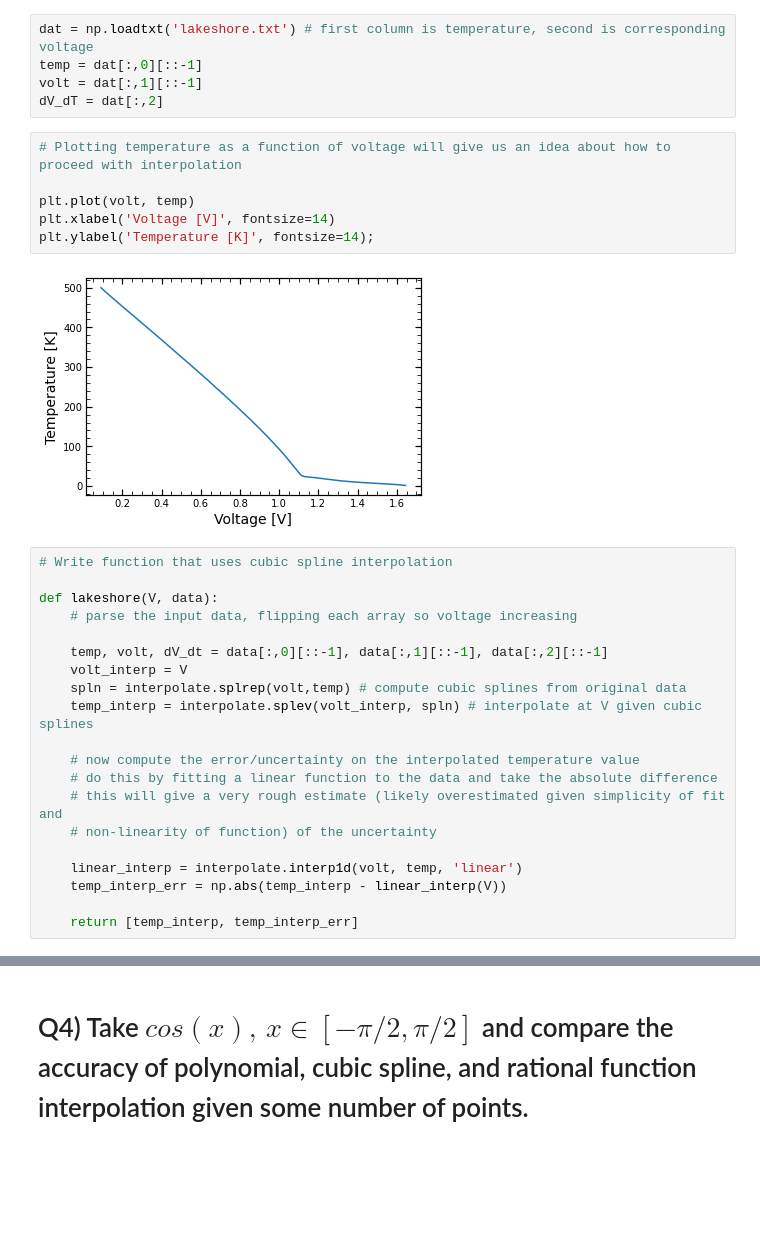
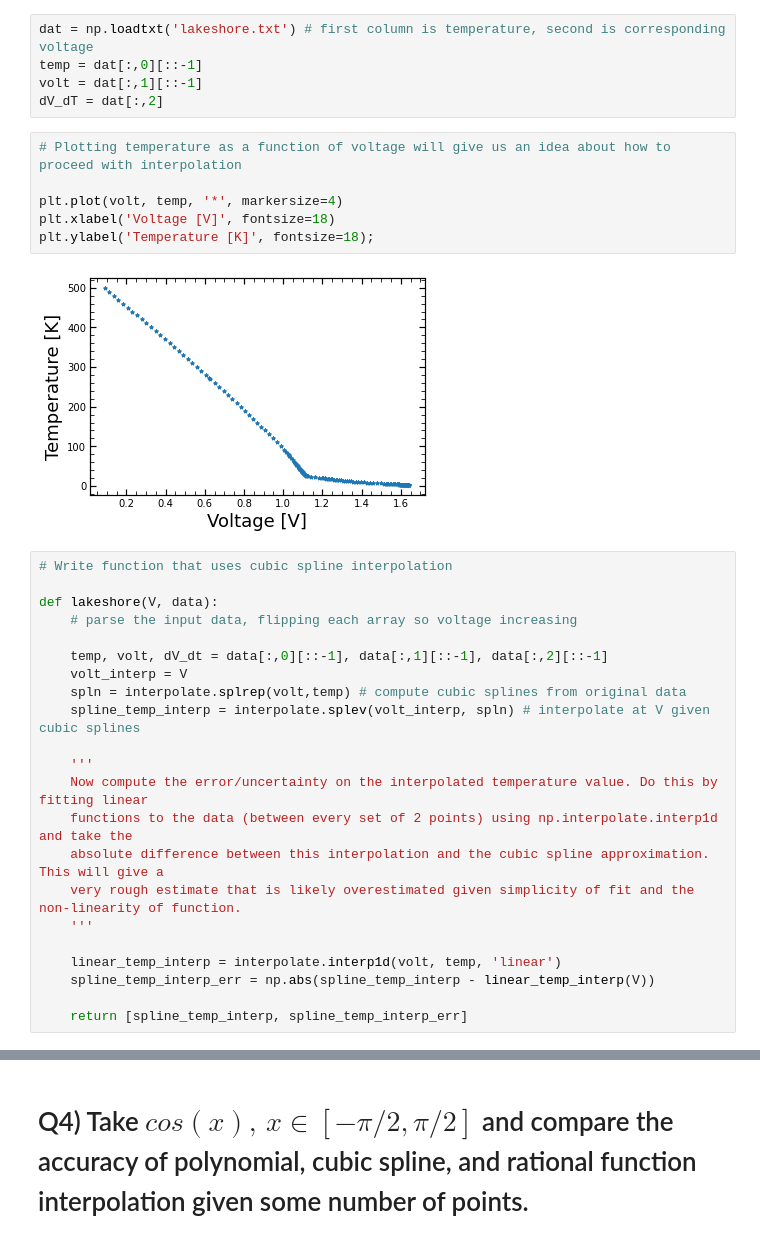
Before and after one commit to kenj19/PHYS512, a Jupyter notebook: ps1.ipynb, the cells around one changed output, grey strips where cells are left out. Cells and saved outputs as stored; diff of their text form; blank space fills up the shorter version.

```diff
--- a/ps1.ipynb
+++ b/ps1.ipynb
@@ -205,11 +194,11 @@ dV_dT = dat[:,2]
 # %%
 # Plotting temperature as a function of voltage will give us an idea about how to proceed with interpolation
 
-plt.plot(volt, temp)
-plt.xlabel('Voltage [V]', fontsize=14)
-plt.ylabel('Temperature [K]', fontsize=14);
+plt.plot(volt, temp, '*', markersize=4)
+plt.xlabel('Voltage [V]', fontsize=18)
+plt.ylabel('Temperature [K]', fontsize=18);
 # %% [output]
-[figure, old version]
+[figure, new version]
 # %%
 # Write function that uses cubic spline interpolation
 
@@ -219,15 +208,17 @@ def lakeshore(V, data):
     temp, volt, dV_dt = data[:,0][::-1], data[:,1][::-1], data[:,2][::-1]
     volt_interp = V
     spln = interpolate.splrep(volt,temp) # compute cubic splines from original data
-    temp_interp = interpolate.splev(volt_interp, spln) # interpolate at V given cubic splines
+    spline_temp_interp = interpolate.splev(volt_interp, spln) # interpolate at V given cubic splines
 
-    # now compute the error/uncertainty on the interpolated temperature value
-    # do this by fitting a linear function to the data and take the absolute difference
-    # this will give a very rough estimate (likely overestimated given simplicity of fit and
-    # non-linearity of function) of the uncertainty
+    '''
+    Now compute the error/uncertainty on the interpolated temperature value. Do this by fitting linear
+    functions to the data (between every set of 2 points) using np.interpolate.interp1d and take the
+    absolute difference between this interpolation and the cubic spline approximation. This will give a
+    very rough estimate that is likely overestimated given simplicity of fit and the non-linearity of function.
+    '''
 
-    linear_interp = interpolate.interp1d(volt, temp, 'linear')
-    temp_interp_err = np.abs(temp_interp - linear_interp(V))
+    linear_temp_interp = interpolate.interp1d(volt, temp, 'linear')
+    spline_temp_interp_err = np.abs(spline_temp_interp - linear_temp_interp(V))
 
-    return [temp_interp, temp_interp_err]
+    return [spline_temp_interp, spline_temp_interp_err]
 # %%
```
Also changed, not shown: parts of 16 cells of this notebook.
